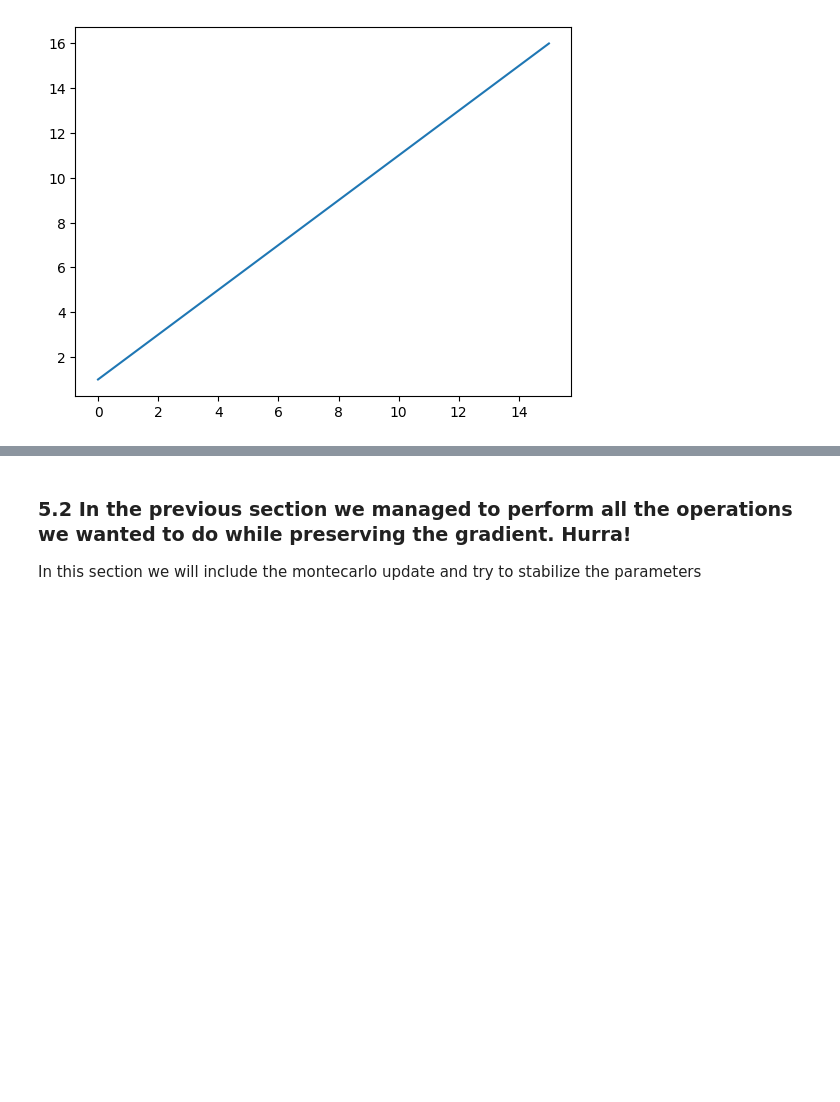
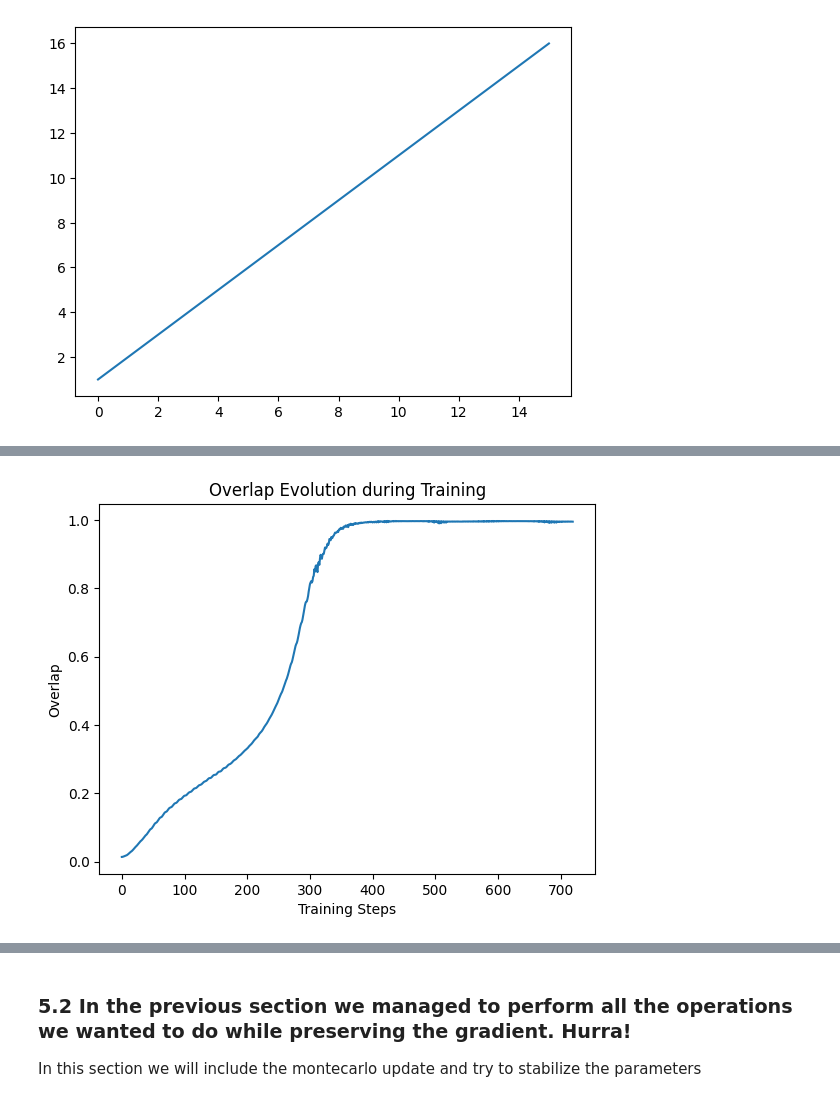
Before and after one commit to StefanoTroffa/thesis_MSc, a Jupyter notebook: compgraph/findthegradient.ipynb, the cells around one changed output, grey strips where cells are left out. Drawn from its saved outputs; the diff is of its cells as text; code cells hidden in the pictures; blank space fills up the shorter version.

```diff
--- a/compgraph/findthegradient.ipynb
+++ b/compgraph/findthegradient.ipynb
@@ -759,0 +766,9 @@ Step 9, Loss: [-368.02-0.j -394.14+0.j -388.39-0.j -410.93-0.j -394.14+0.j -408.
+# %%
+# Plotting the loss
+plt.plot(overlap_in_time[:])
+plt.xlabel('Training Steps')
+plt.ylabel('Overlap')
+plt.title('Overlap Evolution during Training')
+plt.show()
+# %% [output]
+[figure, added]
```
Also changed, not shown: parts of 26 cells of this notebook, 5 other files.
